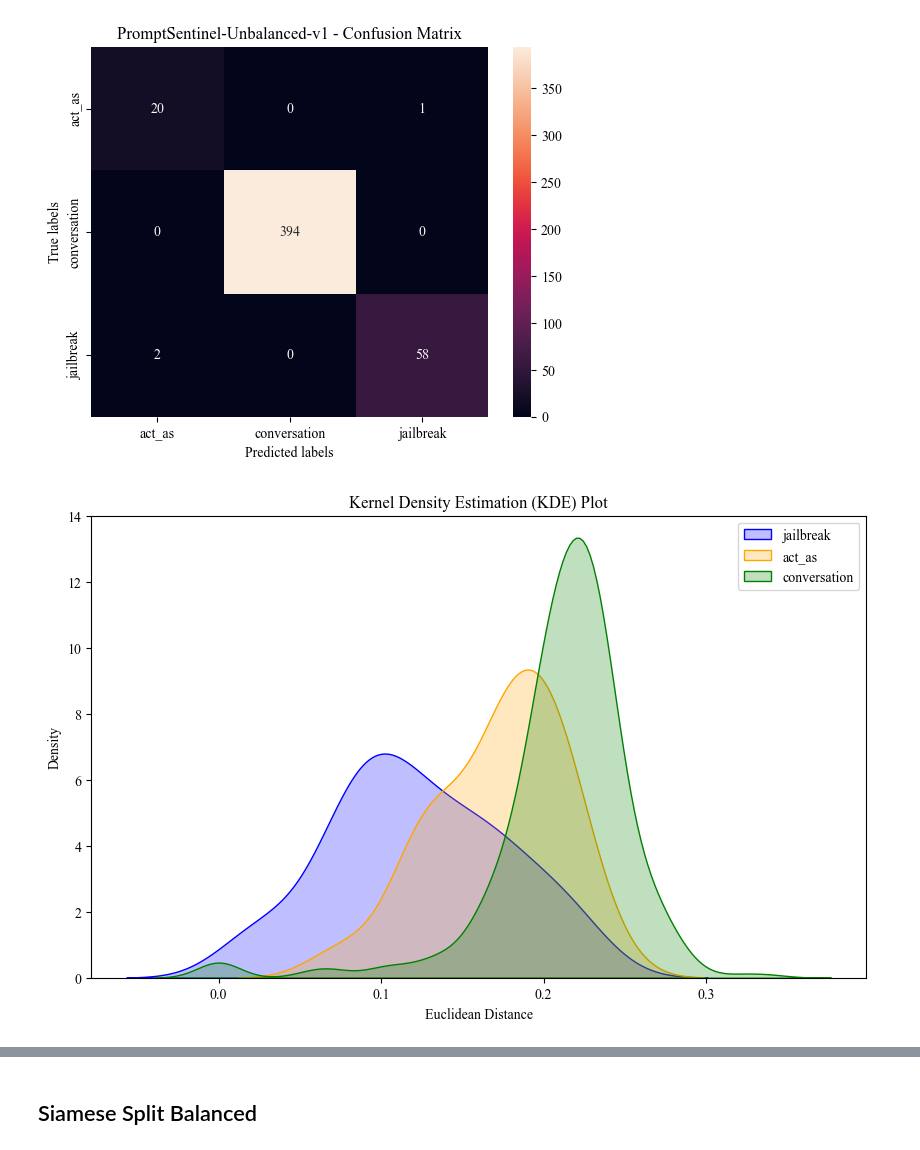
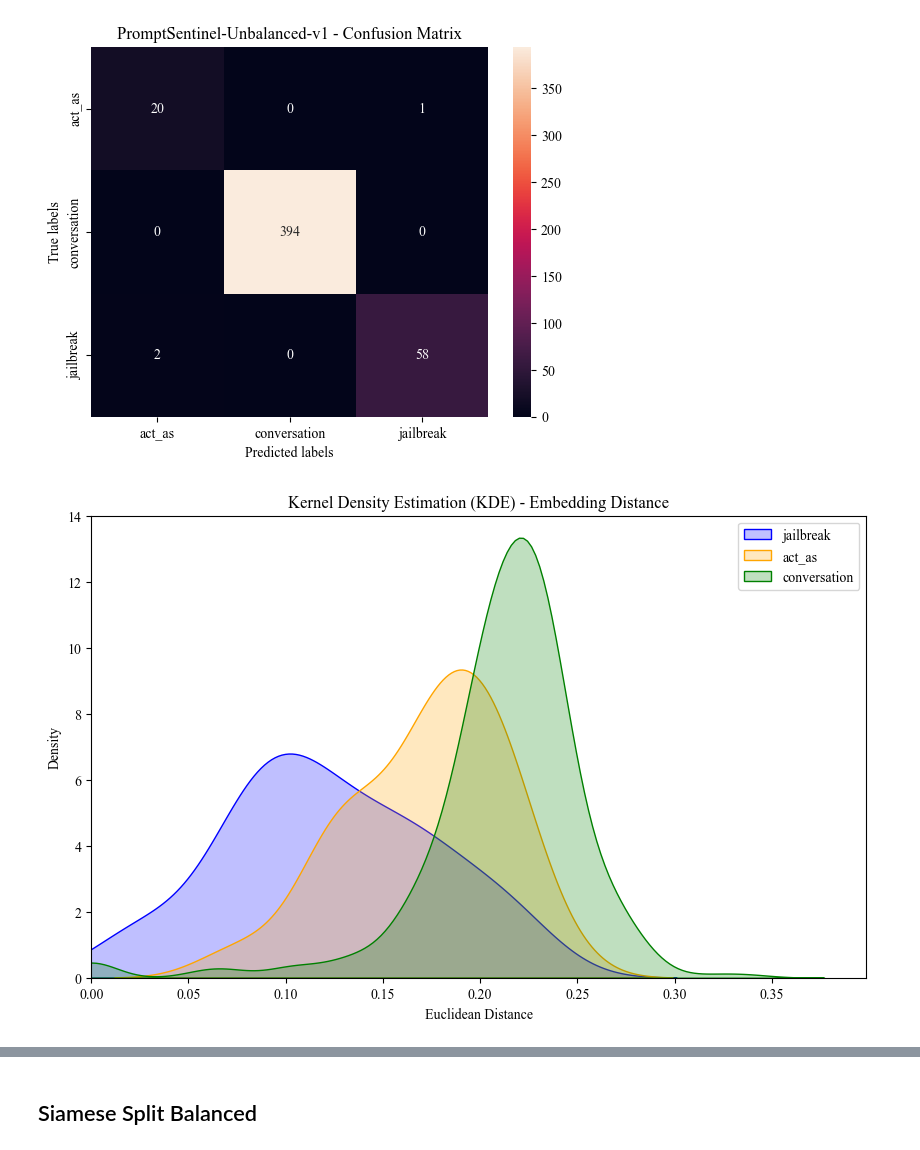
Before and after one commit to llm-security-research/malicious-prompts, a Jupyter notebook: siamese_evaluation.ipynb, the cells around one changed output, grey strips where cells are left out. Cells and saved outputs as stored; diff of their text form; code cells hidden in the pictures.

Commit message:
Add KDE plots

```diff
--- a/siamese_evaluation.ipynb
+++ b/siamese_evaluation.ipynb
@@ -569,22 +569,27 @@ accuracy &                                 &            & 0.9937 & 475 \\
 # %%
 import seaborn as sns
 import numpy as np
 import matplotlib.pyplot as plt
 
 
 preds_distances_jailbreak =     [dist for dist, pred in zip(preds_distances, preds) if pred == 'jailbreak']
 preds_distances_act_as =        [dist for dist, pred in zip(preds_distances, preds) if pred == 'act_as']
 preds_distances_conversation =  [dist for dist, pred in zip(preds_distances, preds) if pred == 'conversation']
 
+
 # Create a KDE plot with different colors for different categories
 plt.figure(figsize=(10, 6))
 sns.kdeplot(preds_distances_jailbreak, color='blue', fill=True, label='jailbreak')
 sns.kdeplot(preds_distances_act_as, color='orange', fill=True, label='act_as')
+sns.kdeplot(preds_distances_conversation, color='green', fill=True, label='conversation')
 
+
+plt.xlim(0.0)
 plt.xlabel('Euclidean Distance')
 plt.ylabel('Density')
-plt.title('Kernel Density Estimation (KDE) Plot')
+plt.title('Kernel Density Estimation (KDE) - Embedding Distance')
 plt.legend()
+plt.savefig('./plots/kde-distances.png', dpi=300)
 plt.show()
 # %% [output]
-[figure, old version]
+[figure, new version]
```
Also changed, not shown: parts of 2 cells of this notebook, 6 other files.
